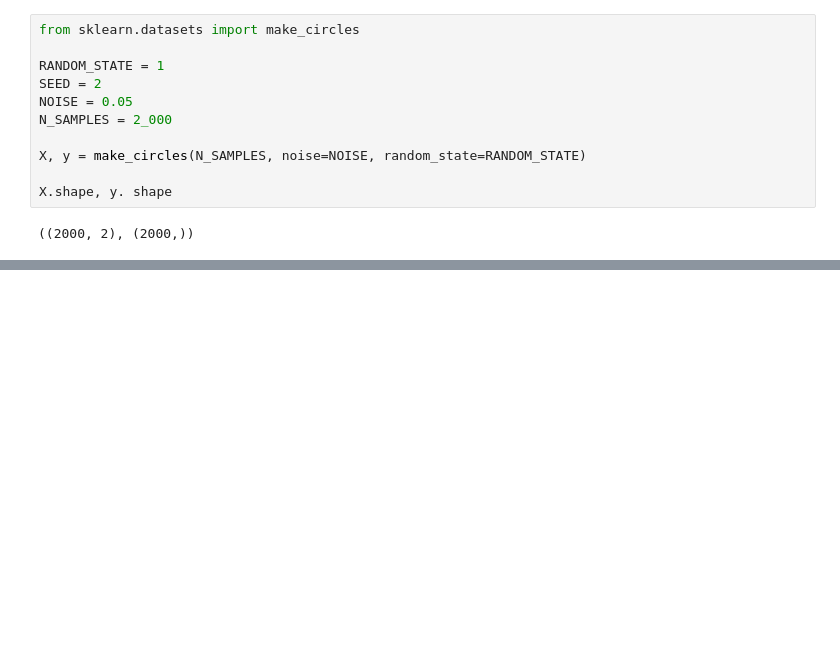
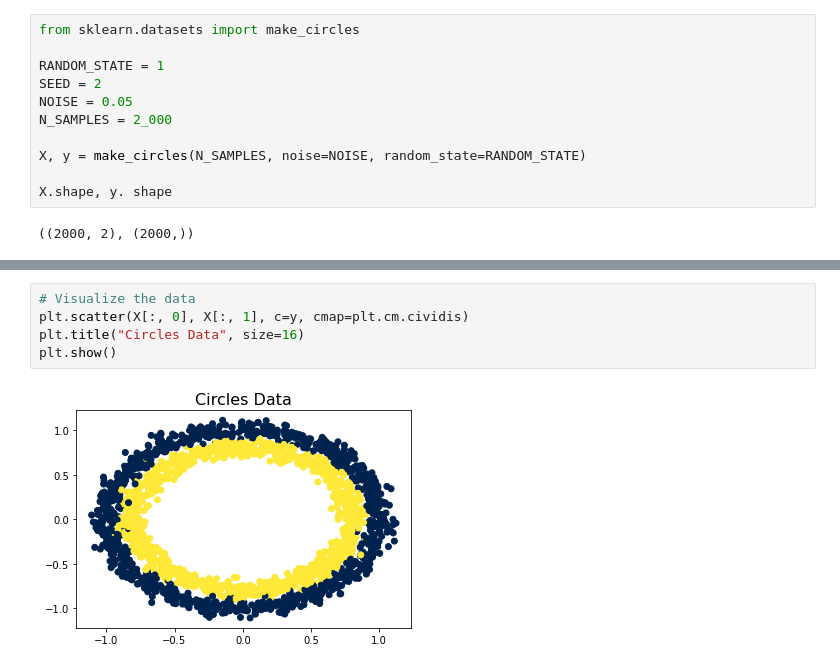
Before and after one commit to chineidu/NLP-Tutorial, a Jupyter notebook: notebook/03_tensorflow/03_classification_with_tf.ipynb, the cells around one changed output, grey strips where cells are left out. Cells and saved outputs as stored; diff of their text form; blank space fills up the shorter version.

```diff
--- a/notebook/03_tensorflow/03_classification_with_tf.ipynb
+++ b/notebook/03_tensorflow/03_classification_with_tf.ipynb
@@ -35,0 +44,7 @@ X.shape, y. shape
+# %%
+# Visualize the data
+plt.scatter(X[:, 0], X[:, 1], c=y, cmap=plt.cm.cividis)
+plt.title("Circles Data", size=16)
+plt.show()
+# %% [output]
+[figure, added]
```
Also changed, not shown: parts of 7 cells of this notebook.
